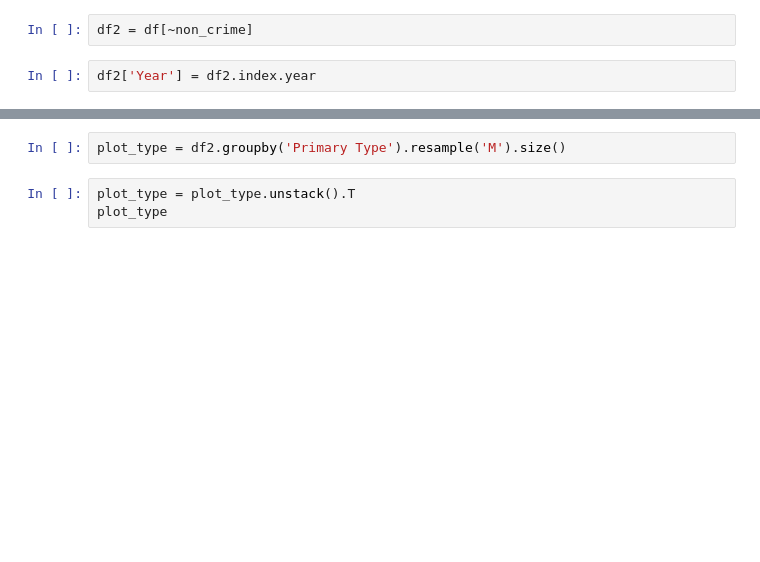
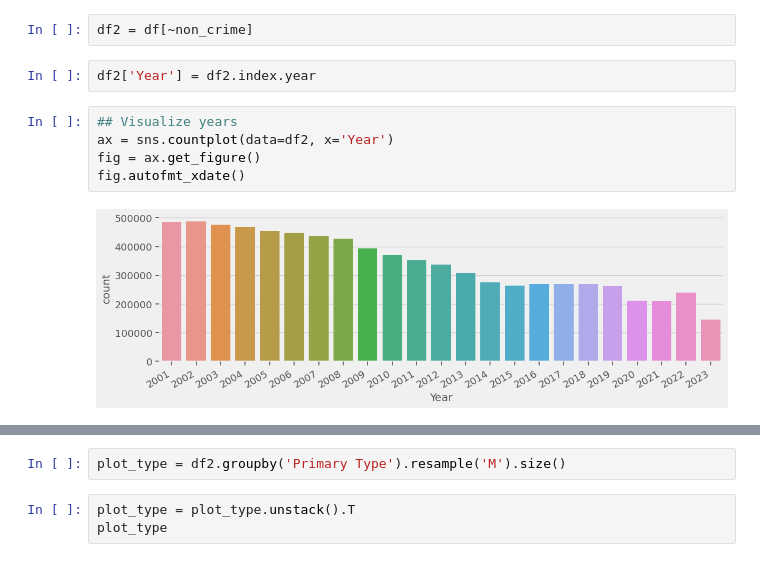
Before and after one commit to evany24/preparing-chicago-crime-data, a Jupyter notebook: Chicago Crime Data.ipynb, the cells around one changed output, grey strips where cells are left out. Drawn from its saved outputs; the diff is of its cells as text; blank space fills up the shorter version.

```diff
--- a/Chicago Crime Data.ipynb
+++ b/Chicago Crime Data.ipynb
@@ -104,5 +275,12 @@ plt.title('Crimes by District');
 df2 = df[~non_crime]
 # %%
 df2['Year'] = df2.index.year
+# %%
+## Visualize years
+ax = sns.countplot(data=df2, x='Year')
+fig = ax.get_figure()
+fig.autofmt_xdate()
+# %% [output]
+[figure, added]
 # %%
 df2['Year'].value_counts().sort_index(ascending = False)
```
Also changed, not shown: parts of 32 cells of this notebook.
